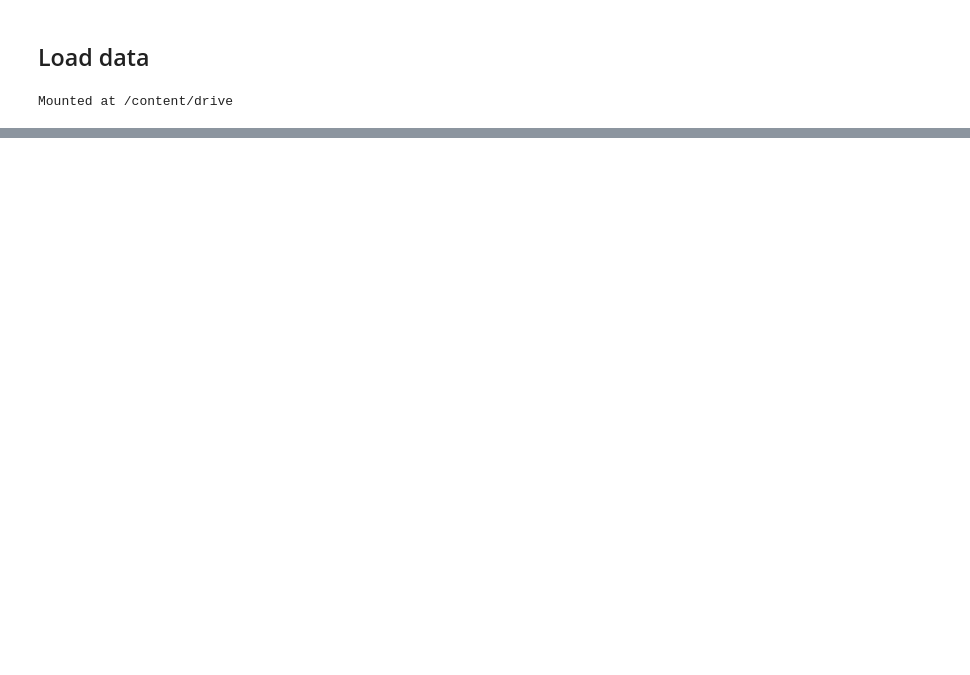
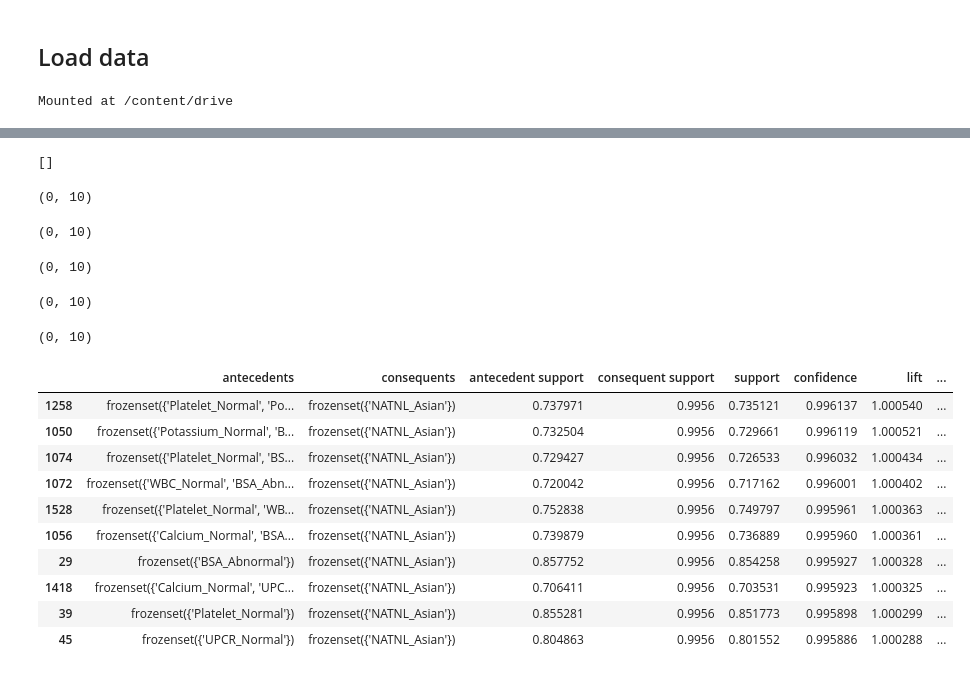
Before and after one commit to Aomaphisara/ULckdresearch2023, a Jupyter notebook: Association_rule.ipynb, the cells around one changed output, grey strips where cells are left out. Saved outputs shown, nothing was run; the diff lists cells and outputs as text; code cells hidden in the pictures; blank space fills up the shorter version.

```diff
--- a/Association_rule.ipynb
+++ b/Association_rule.ipynb
@@ -1124,0 +613,4 @@ results_eGFR_stage2.shape
+# %%
+import pandas as pd
+rules_tomek_egfr = pd.read_csv('/content/drive/MyDrive/ULckdresearch2023/rules_tomek_egfr.csv', index_col=0)
+rules_tomek_egfr.head()
@@ -1124,0 +624,45 @@ results_eGFR_stage2.shape
+# %%
+# ตรวจสอบค่า unique ในคอลัมน์ consequents ที่ขึ้นต้นด้วย frozenset({'eGFR'})
+eGFR_values = rules_tomek_egfr[rules_tomek_egfr['consequents'].apply(lambda x: x.startswith("frozenset({'eGFR"))]['consequents'].unique()
+print(eGFR_values)
+# %% [output]
+[]
+# %%
+eGFR_stage_1 = rules_tomek_egfr[rules_tomek_egfr['consequents'].str.startswith("frozenset({'eGFR_stage_1'})")]
+eGFR_stage_1.shape
+# %% [output]
+(0, 10)
+# %%
+eGFR_stage_2 = rules_tomek_egfr[rules_tomek_egfr['consequents'].str.startswith("frozenset({'eGFR_stage_2'})")]
+eGFR_stage_2.shape
+# %% [output]
+(0, 10)
+# %%
+eGFR_stage_3 = rules_tomek_egfr[rules_tomek_egfr['consequents'].str.startswith("frozenset({'eGFR_stage_3'})")]
+eGFR_stage_3.shape
+# %% [output]
+(0, 10)
+# %%
+eGFR_stage_4 = rules_tomek_egfr[rules_tomek_egfr['consequents'].str.startswith("frozenset({'eGFR_stage_4'})")]
+eGFR_stage_4.shape
+# %% [output]
+(0, 10)
+# %%
+eGFR_stage_5 = rules_tomek_egfr[rules_tomek_egfr['consequents'].str.startswith("frozenset({'eGFR_stage_5'})")]
+eGFR_stage_5.shape
+# %% [output]
+(0, 10)
+# %%
+rules_tomek_egfr.query('support >= 0.7 and confidence >= 0.7').sort_values(by='confidence', ascending=False).head(10)
+# %% [output]
+|  | antecedents | consequents | antecedent support | consequent support | support | confidence | lift | ... |
+| 1258 | frozenset({'Platelet_Normal', 'Po... | frozenset({'NATNL_Asian'}) | 0.737971 | 0.9956 | 0.735121 | 0.996137 | 1.000540 | ... |
+| 1050 | frozenset({'Potassium_Normal', 'B... | frozenset({'NATNL_Asian'}) | 0.732504 | 0.9956 | 0.729661 | 0.996119 | 1.000521 | ... |
+| 1074 | frozenset({'Platelet_Normal', 'BS... | frozenset({'NATNL_Asian'}) | 0.729427 | 0.9956 | 0.726533 | 0.996032 | 1.000434 | ... |
+| 1072 | frozenset({'WBC_Normal', 'BSA_Abn... | frozenset({'NATNL_Asian'}) | 0.720042 | 0.9956 | 0.717162 | 0.996001 | 1.000402 | ... |
+| 1528 | frozenset({'Platelet_Normal', 'WB... | frozenset({'NATNL_Asian'}) | 0.752838 | 0.9956 | 0.749797 | 0.995961 | 1.000363 | ... |
+| 1056 | frozenset({'Calcium_Normal', 'BSA... | frozenset({'NATNL_Asian'}) | 0.739879 | 0.9956 | 0.736889 | 0.995960 | 1.000361 | ... |
+| 29 | frozenset({'BSA_Abnormal'}) | frozenset({'NATNL_Asian'}) | 0.857752 | 0.9956 | 0.854258 | 0.995927 | 1.000328 | ... |
+| 1418 | frozenset({'Calcium_Normal', 'UPC... | frozenset({'NATNL_Asian'}) | 0.706411 | 0.9956 | 0.703531 | 0.995923 | 1.000325 | ... |
+| 39 | frozenset({'Platelet_Normal'}) | frozenset({'NATNL_Asian'}) | 0.855281 | 0.9956 | 0.851773 | 0.995898 | 1.000299 | ... |
+| 45 | frozenset({'UPCR_Normal'}) | frozenset({'NATNL_Asian'}) | 0.804863 | 0.9956 | 0.801552 | 0.995886 | 1.000288 | ... |
```
Also changed, not shown: parts of 258 cells of this notebook.
